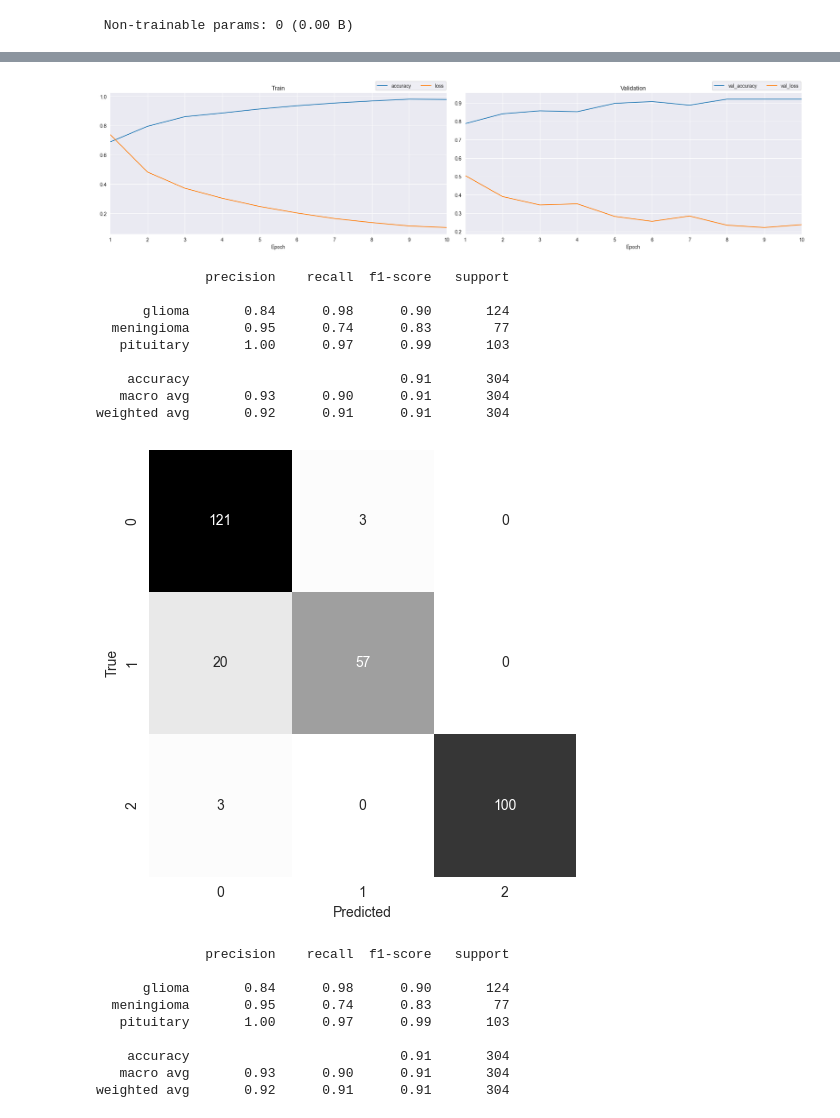
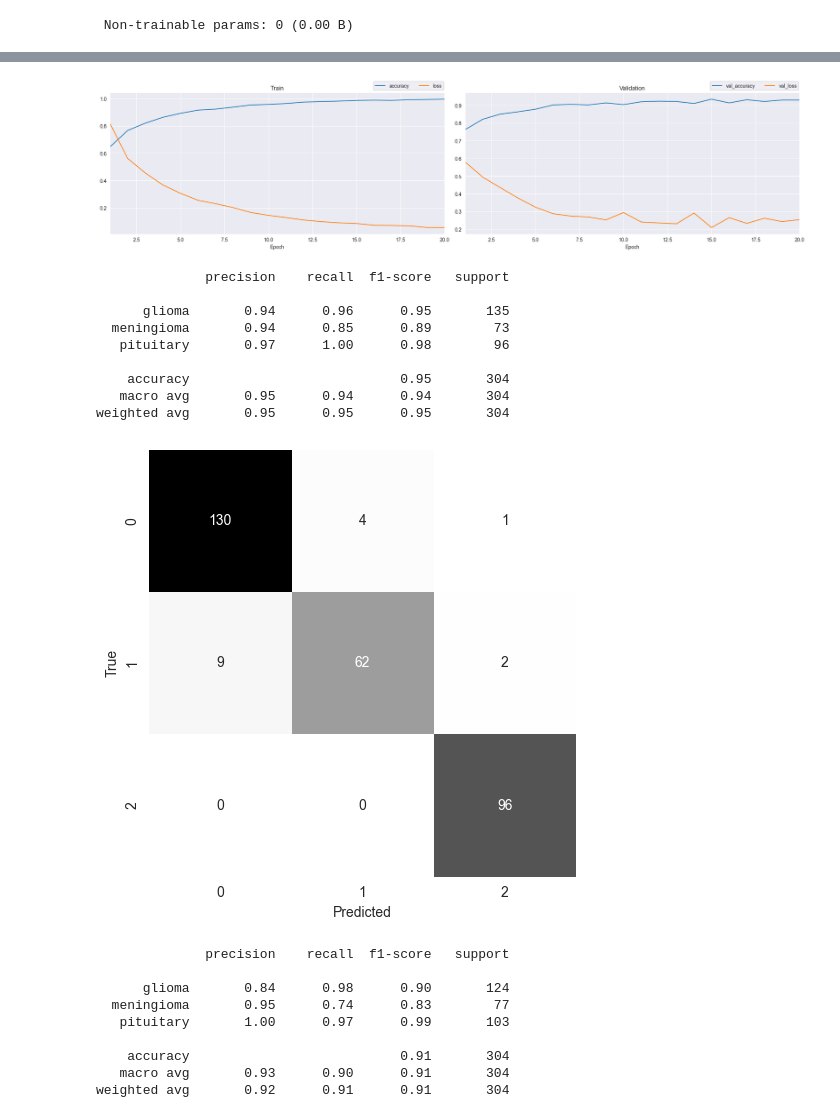
Before and after one commit to gracjan-p/brain-tumors, a Jupyter notebook: brain-tumors-analysis.ipynb, the cells around one changed output, grey strips where cells are left out. Drawn from its saved outputs; the diff is of its cells as text; code cells hidden in the pictures.

```diff
--- a/brain-tumors-analysis.ipynb
+++ b/brain-tumors-analysis.ipynb
@@ -65,12 +60,9 @@ for _ in range(4):
 # %% [markdown]
 We only want the image and label. We want to train our model to learn from it by itself.
 # %%
-data = tf.keras.utils.image_dataset_from_directory(data_path + '\\test', batch_size=8, color_mode='grayscale', image_size=(256, 256))
+data = tf.keras.utils.image_dataset_from_directory(data_path, batch_size=8, color_mode='grayscale', image_size=(256, 256))
 label_names = data.class_names
 print(f"Labels: {label_names}\n")
-
-for label in label_names:
-    print(f"{label:>10}: {len(os.listdir(f"{data_path}\\test\\{label}"))}")
 # %% [output]
 Found 3064 files belonging to 3 classes.
 Labels: ['glioma', 'meningioma', 'pituitary']
@@ -185,8 +175,0 @@ scaled_data = data_copy.map(lambda x, y: (scale_to_target(x, target=0.5, multipl
-# %%
-i = 0
-for images, labels in scaled_data:
-    for img in images:
-        if i > 10:
-            break
-        print(tf.reduce_mean(img))
-        i += 1
@@ -314,7 +260,7 @@ Model: "sequential_1"
  Trainable params: 3,697,108 (14.10 MB)
  Non-trainable params: 0 (0.00 B)
 # %%
-callback_board = tf.keras.callbacks.TensorBoard('unprocessed_imgs')
+callback_board = tf.keras.callbacks.TensorBoard('data_processed_imgs')
 # %%
-hist = model.fit(train, epochs=10, validation_data=val, callbacks=[callback_board])
+hist = model.fit(train, epochs=20, validation_data=val, callbacks=[callback_board])
 # %% [output]
@@ -341,23 +284,23 @@ Epoch 10/10
 # %%
 acc_labels = list(hist.history.keys())
 
 fig, axes = plt.subplots(nrows=1, ncols=2, figsize=(20, 5))
 for i in range(4):
-    fig = sb.lineplot(y=hist.history[acc_labels[i]], x=[x for x in range(1, 11, 1)], label=acc_labels[i], ax=axes[i//2])
+    fig = sb.lineplot(y=hist.history[acc_labels[i]], x=[x for x in range(1, 21, 1)], label=acc_labels[i], ax=axes[i//2])
     axes[i//2].legend(loc='lower right', bbox_to_anchor=(1.005, 1), ncol=2)
 
 axes[0].set_title('Train')
 axes[0].set_xlabel('Epoch')
-axes[0].set_xlim([1, 10])
+axes[0].set_xlim([1, 20])
 
 axes[1].set_title('Validation')
 axes[1].set_xlabel('Epoch')
-axes[1].set_xlim([1, 10])
+axes[1].set_xlim([1, 20])
 
 plt.tight_layout()
 plt.show()
 # %% [output]
-[figure, old version]
+[figure, new version]
 # %%
 y_true = []
 y_pred = []
@@ -383,14 +326,14 @@ plt.tight_layout()
 # %% [output]
               precision    recall  f1-score   support
 
-      glioma       0.84      0.98      0.90       124
-  meningioma       0.95      0.74      0.83        77
-   pituitary       1.00      0.97      0.99       103
+      glioma       0.94      0.96      0.95       135
+  meningioma       0.94      0.85      0.89        73
+   pituitary       0.97      1.00      0.98        96
 
-    accuracy                           0.91       304
-   macro avg       0.93      0.90      0.91       304
-weighted avg       0.92      0.91      0.91       304
+    accuracy                           0.95       304
+   macro avg       0.95      0.94      0.94       304
+weighted avg       0.95      0.95      0.95       304
-[figure, old version]
+[figure, new version]
 # %%
 with open('unprocessed_imgs_report.txt', 'r') as f:
     for line in f:
```
Also changed, not shown: parts of 15 cells of this notebook, 17 other files.
